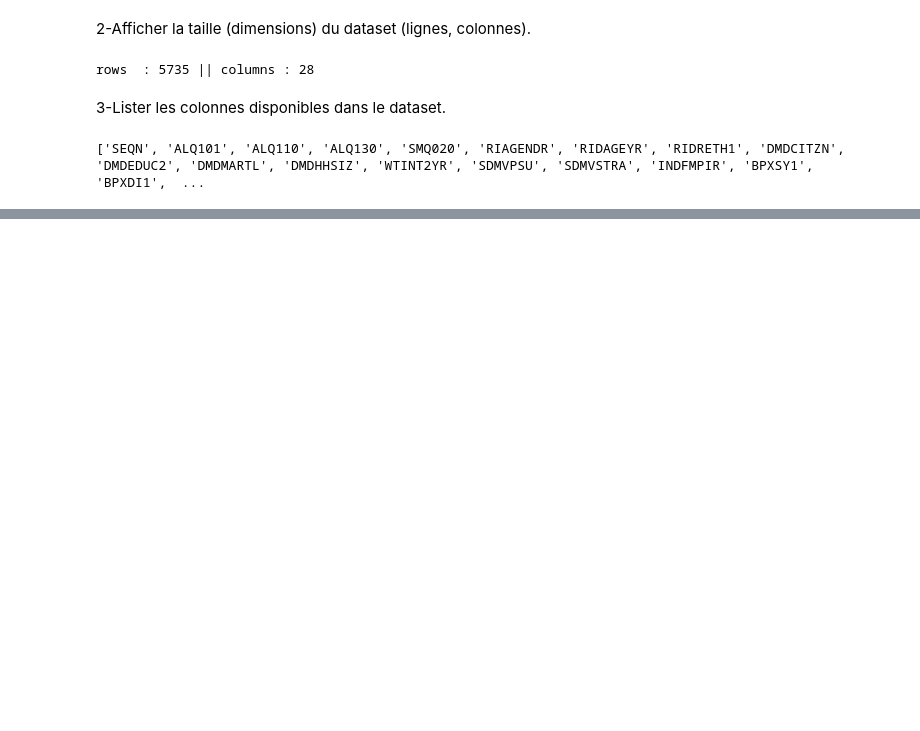
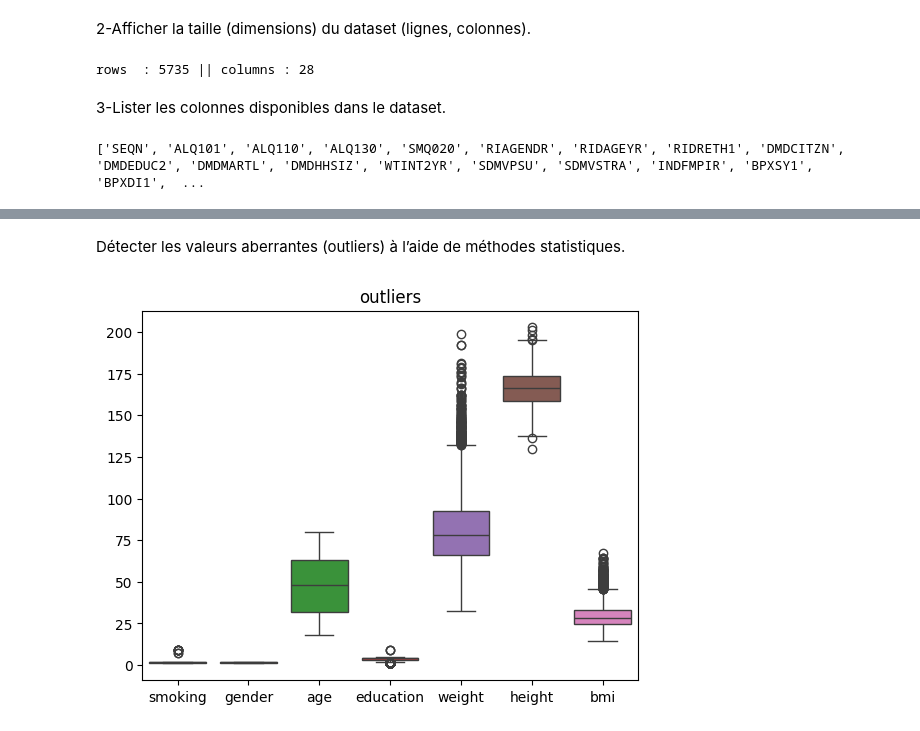
Before and after one commit to abdodiaz/projet_sas_simplon, a Jupyter notebook: SAS.ipynb, the cells around one changed output, grey strips where cells are left out. Saved outputs shown, nothing was run; the diff lists cells and outputs as text; code cells hidden in the pictures; blank space fills up the shorter version.

```diff
--- a/SAS.ipynb
+++ b/SAS.ipynb
@@ -23,0 +55,3 @@ Créer un sous-ensemble du jeu de données contenant uniquement les colonnes sui
+# %%
+new_data.columns=['seqn','smoking','gender', 'age','education','weight','height','bmi']
+print(new_data)
@@ -23,0 +79,2 @@ Créer un sous-ensemble du jeu de données contenant uniquement les colonnes sui
+# %%
+new_data= new_data.drop_duplicates()
@@ -23,0 +83,2 @@ Créer un sous-ensemble du jeu de données contenant uniquement les colonnes sui
+# %%
+new_data=new_data.drop('seqn',axis=1)
@@ -23,0 +104,7 @@ Créer un sous-ensemble du jeu de données contenant uniquement les colonnes sui
+# %%
+new_data = new_data.fillna({
+    'education':new_data['education'].median(),
+    'weight':new_data['weight'].mean(),
+    'height':new_data['height'].mean(),
+    'bmi':new_data['bmi'].mean(),
+})
@@ -23,0 +135,8 @@ Créer un sous-ensemble du jeu de données contenant uniquement les colonnes sui
+# %% [markdown]
+Détecter les valeurs aberrantes (outliers) à l’aide de méthodes statistiques.
+# %%
+sns.boxplot(new_data)
+plt.title("outliers")
+plt.show()
+# %% [output]
+[figure, added]
```
Also changed, not shown: parts of 27 cells of this notebook, 1 other file.
